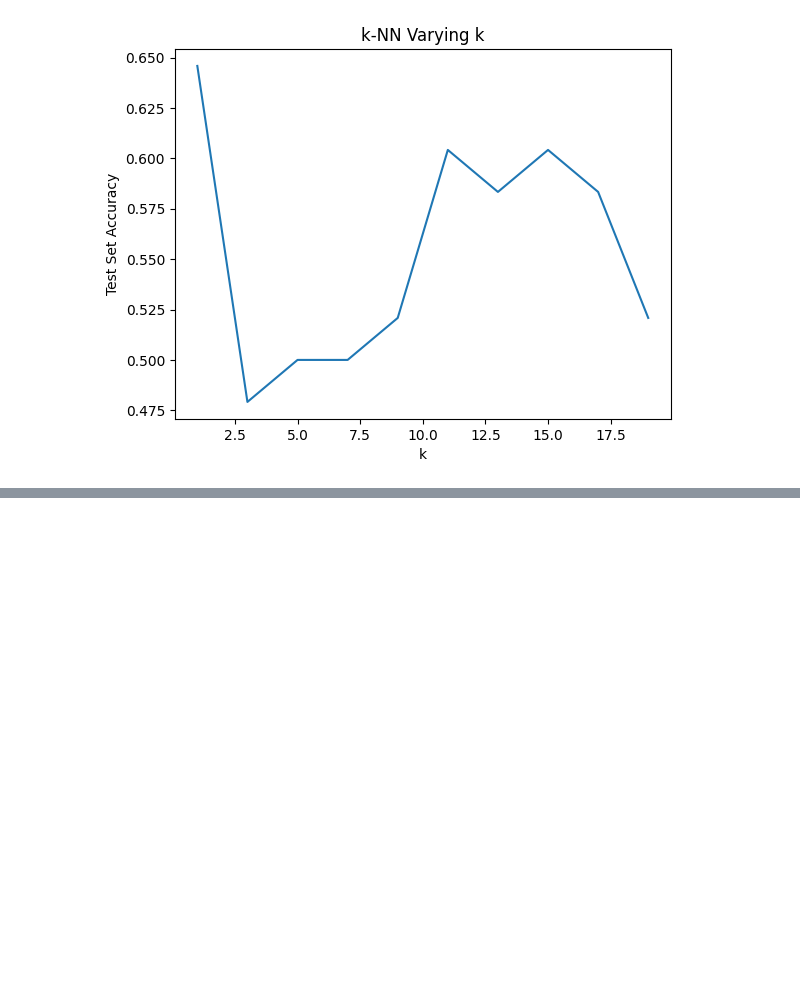
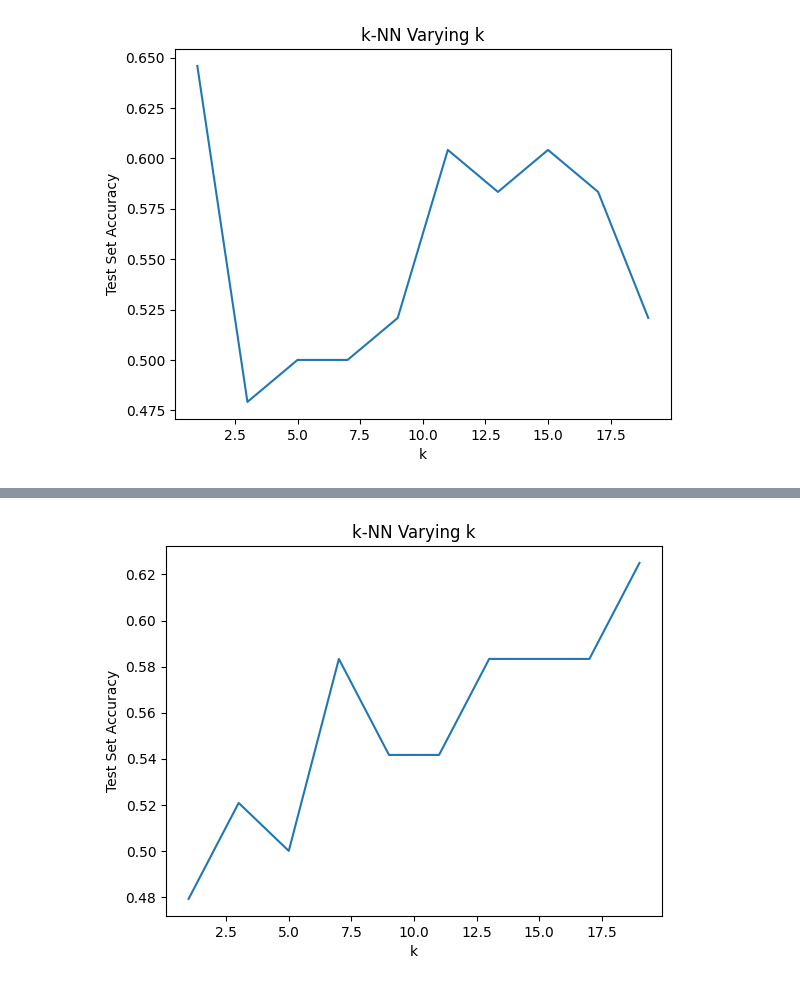
Before and after one commit to WoolierBrooks/AlzheimerDetect-Speech, a Jupyter notebook: scripts/adress_2020/02_1_Text_Classification.ipynb, the cells around one changed output, grey strips where cells are left out. Saved outputs shown, nothing was run; the diff lists cells and outputs as text; code cells hidden in the pictures; blank space fills up the shorter version.

```diff
--- a/scripts/adress_2020/02_1_Text_Classification.ipynb
+++ b/scripts/adress_2020/02_1_Text_Classification.ipynb
@@ -1404,0 +1889,20 @@ Accuracy on test set with best k: 0.6458333333333334
+# %%
+from sklearn.feature_extraction.text import TfidfVectorizer
+from sklearn.linear_model import LogisticRegression
+from sklearn.metrics import classification_report, accuracy_score
+
+# 1. Aplicar TF-IDF
+tfidf_vectorizer = TfidfVectorizer(max_features=5000)  # Ajustar o número de features conforme necessário
+x_train_tfidf = tfidf_vectorizer.fit_transform(x_train)
+x_test_tfidf = tfidf_vectorizer.transform(x_test)
+
+# 2. Treinar o modelo de ML (Logistic Regression)
+model = LogisticRegression()
+model.fit(x_train_tfidf, y_train)
+
+# 3. Fazer previsões
+y_pred = model.predict(x_test_tfidf)
+
+# 4. Avaliar o modelo
+print("Accuracy:", accuracy_score(y_test, y_pred))
+print("Classification Report:\n", classification_report(y_test, y_pred))
@@ -1404,0 +1920,73 @@ Accuracy on test set with best k: 0.6458333333333334
+# %%
+import gzip
+import numpy as np
+import pandas as pd
+from sklearn.feature_extraction.text import TfidfVectorizer
+from sklearn.neighbors import KNeighborsClassifier
+import matplotlib.pyplot as plt
+
+# Supondo que você já tenha x_train, x_test, y_train, y_test definidos
+
+# 1. Criar uma instância do TfidfVectorizer e converter os textos para TF-IDF
+vectorizer = TfidfVectorizer(max_features=5000)  # Ajustar o número de features conforme necessário
+
+# Ajustar e transformar os dados de treinamento para TF-IDF
+x_train_tfidf = vectorizer.fit_transform(x_train).toarray()
+
+# Transformar os dados de teste para TF-IDF (usando o mesmo vocabulário)
+x_test_tfidf = vectorizer.transform(x_test).toarray()
+
+# 2. Função de compressão e cálculo da NCD
+def ncd(x, x2):
+    x_compressed = len(gzip.compress(x.tobytes()))
+    x2_compressed = len(gzip.compress(x2.tobytes()))
+    xx2 = len(gzip.compress(x.tobytes() + x2.tobytes()))
+    return (xx2 - min(x_compressed, x2_compressed)) / max(x_compressed, x2_compressed)
+
+# 3. Calcular o NCD para os dados de treinamento
+train_ncd = np.array([[ncd(x_train_tfidf[i], x_train_tfidf[j]) for j in range(len(x_train_tfidf))] for i in range(len(x_train_tfidf))])
+
+# Calcular o NCD para os dados de teste usando os dados de treinamento
+test_ncd = np.array([[ncd(x_test_tfidf[i], x_train_tfidf[j]) for j in range(len(x_train_tfidf))] for i in range(len(x_test_tfidf))])
+
+# 4. Definir o intervalo de valores de k a serem testados
+k_values = list(range(1, 20, 2))  # Valores ímpares de 1 a 19
+
+# Armazenar as acurácias do conjunto de teste para cada k
+test_accuracies = []
+
+# Avaliar cada k diretamente no conjunto de teste
+for k in k_values:
+    knn = KNeighborsClassifier(n_neighbors=k, metric='precomputed')
+    knn.fit(train_ncd, y_train)
+    accuracy = knn.score(test_ncd, y_test)
+    test_accuracies.append(accuracy)
+
+# Criar um DataFrame para armazenar os resultados
+results_df = pd.DataFrame({
+    'k': k_values,
+    'Test Set Accuracy': test_accuracies
+})
+
+# Exibir a tabela
+print(results_df)
+
+# Encontrar o melhor valor de k
+best_k = k_values[np.argmax(test_accuracies)]
+print(f"Best k value: {best_k}")
+
+# Treinar o classificador KNN com o melhor k
+neigh = KNeighborsClassifier(n_neighbors=best_k, metric='precomputed')
+neigh.fit(train_ncd, y_train)
+
+# Avaliar o classificador com o melhor k
+accuracy = neigh.score(test_ncd, y_test)
+print("Accuracy on test set with best k:", accuracy)
+
+# Opcionalmente, plotar as acurácias do conjunto de teste para diferentes valores de k
+plt.plot(k_values, test_accuracies)
+plt.xlabel('k')
+plt.ylabel('Test Set Accuracy')
+plt.title('k-NN Varying k')
+plt.show()
+# %% [output]
@@ -1404,0 +2006 @@ Accuracy on test set with best k: 0.6458333333333334
+[figure, added]
```
Also changed, not shown: parts of 37 cells of this notebook, 10 other files.
